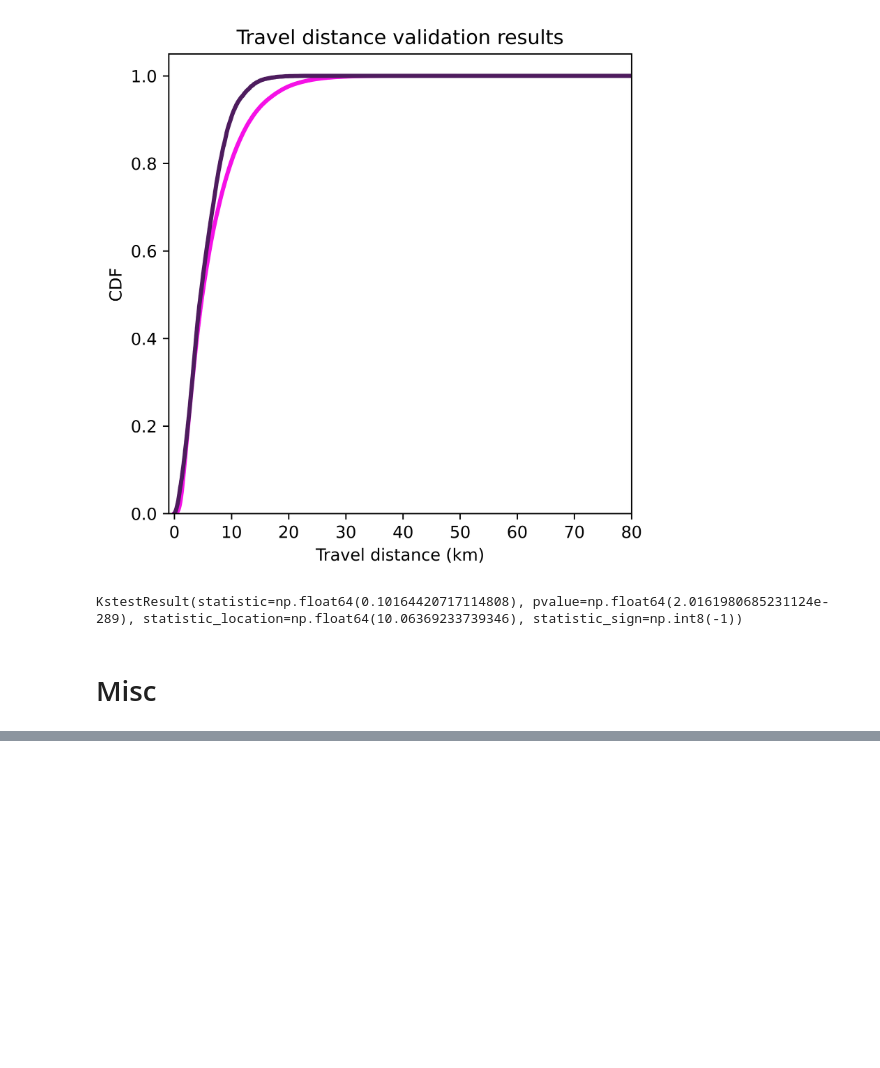
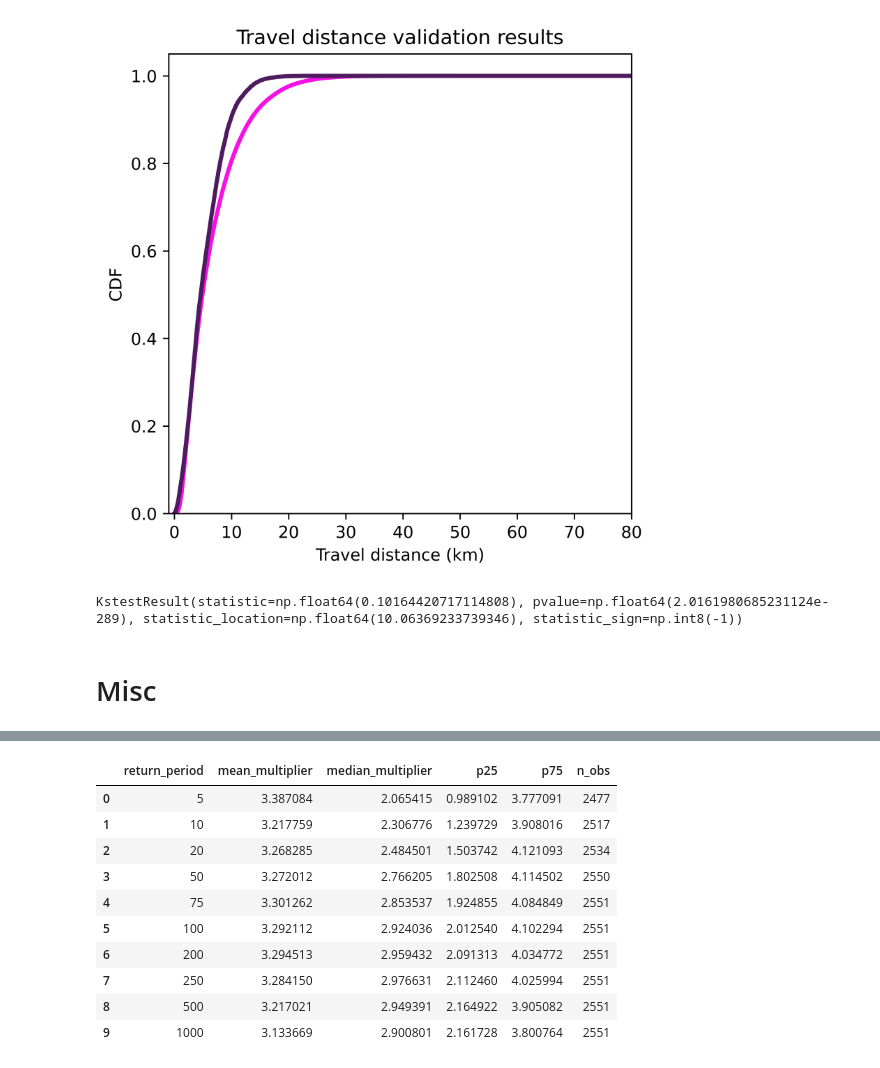
Before and after one commit to jesuslovesyiyi/Global-road-network-resilience, a Jupyter notebook: analysis/05_Validation.ipynb, the cells around one changed output, grey strips where cells are left out. Cells and saved outputs as stored; diff of their text form; code cells hidden in the pictures; blank space fills up the shorter version.

```diff
--- a/analysis/05_Validation.ipynb
+++ b/analysis/05_Validation.ipynb
@@ -1851,0 +1897,38 @@ KstestResult(statistic=np.float64(0.10164420717114808), pvalue=np.float64(2.0161
+# %%
+RP_lst = [5, 10, 20, 50, 75, 100, 200, 250, 500, 1000]
+gamma = 30
+df = pd.read_csv(home_dir + f'/csv/fail_exposure_percentage_join_10_rps_{gamma}cm.csv', index_col=0)
+
+results = []
+
+for rp in RP_lst:
+    fail = df[f"fail_perc_{rp}"]
+    expo = df[f"expose_perc_{rp}"]
+
+    valid = (expo > 0) & fail.notna() & expo.notna()
+    ratio = fail[valid] / expo[valid]
+
+    results.append({
+        "return_period": rp,
+        "mean_multiplier": ratio.mean(),
+        "median_multiplier": ratio.median(),
+        "p25": ratio.quantile(0.25),
+        "p75": ratio.quantile(0.75),
+        "n_obs": valid.sum()
+    })
+
+multiplier_df = pd.DataFrame(results)
+# %%
+multiplier_df
+# %% [output]
+|  | return_period | mean_multiplier | median_multiplier | p25 | p75 | n_obs |
+| 0 | 5 | 3.387084 | 2.065415 | 0.989102 | 3.777091 | 2477 |
+| 1 | 10 | 3.217759 | 2.306776 | 1.239729 | 3.908016 | 2517 |
+| 2 | 20 | 3.268285 | 2.484501 | 1.503742 | 4.121093 | 2534 |
+| 3 | 50 | 3.272012 | 2.766205 | 1.802508 | 4.114502 | 2550 |
+| 4 | 75 | 3.301262 | 2.853537 | 1.924855 | 4.084849 | 2551 |
+| 5 | 100 | 3.292112 | 2.924036 | 2.012540 | 4.102294 | 2551 |
+| 6 | 200 | 3.294513 | 2.959432 | 2.091313 | 4.034772 | 2551 |
+| 7 | 250 | 3.284150 | 2.976631 | 2.112460 | 4.025994 | 2551 |
+| 8 | 500 | 3.217021 | 2.949391 | 2.164922 | 3.905082 | 2551 |
+| 9 | 1000 | 3.133669 | 2.900801 | 2.161728 | 3.800764 | 2551 |
```
Also changed, not shown: parts of 3 cells of this notebook, 1 other file.
